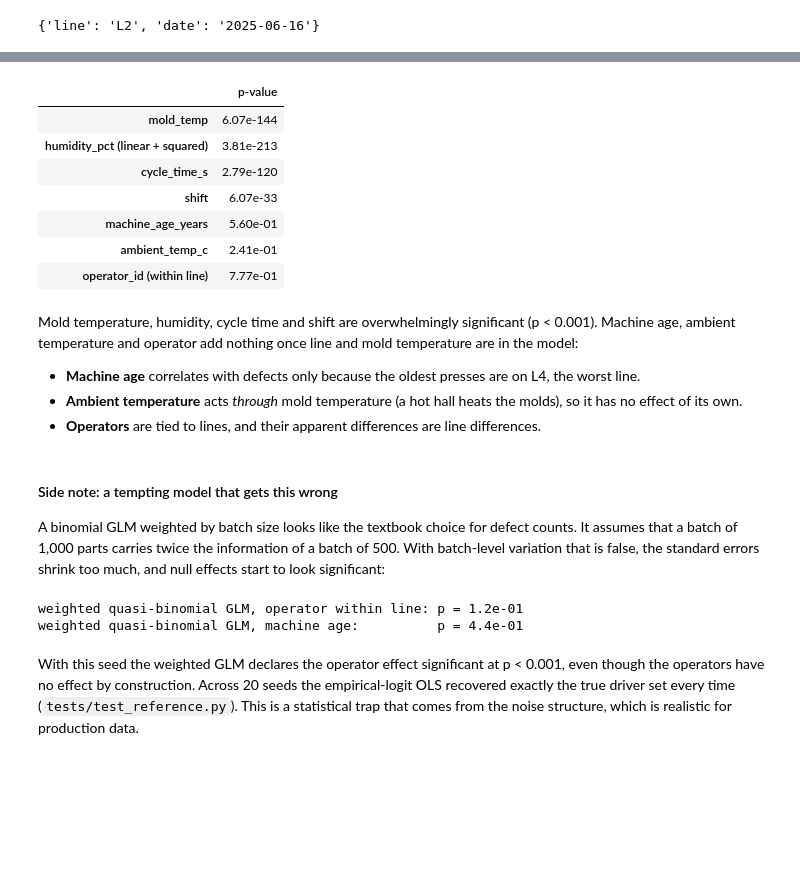
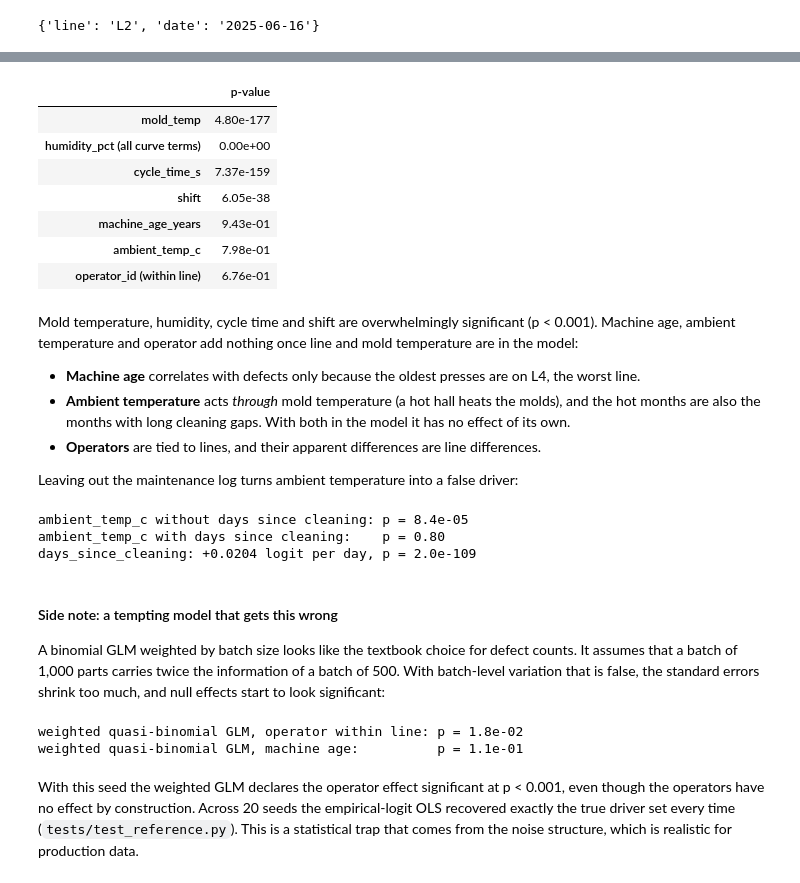
Before and after one commit to Embedded-Embodied-Intelligence/recruitment_task, a Jupyter notebook: reference/reference_solution.ipynb, the cells around one changed output, grey strips where cells are left out. Saved outputs shown, nothing was run; the diff lists cells and outputs as text; code cells hidden in the pictures; blank space fills up the shorter version.

```diff
--- a/reference/reference_solution.ipynb
+++ b/reference/reference_solution.ipynb
@@ -27,6 +27,7 @@ pd.set_option("display.width", 140)
 
 raw = pd.read_csv(DATA / "batches.csv")
 suppliers = pd.read_csv(DATA / "suppliers.csv")
-print(raw.shape)
+maintenance = pd.read_csv(DATA / "maintenance.csv", parse_dates=["date"])
+print(raw.shape, suppliers.shape, maintenance.shape)
 raw.head()
 # %% [output]
@@ -124,5 +177,5 @@ L3 sits around 410 while the other lines sit around 210. (410 - 32) × 5/9 ≈ 2
 # %%
-def clean(raw: pd.DataFrame, suppliers: pd.DataFrame) -> pd.DataFrame:
+def clean(raw: pd.DataFrame, suppliers: pd.DataFrame, maintenance: pd.DataFrame) -> pd.DataFrame:
     df = raw.drop_duplicates().copy()
     df["shift"] = df["shift"].str.strip().str[0].str.upper().map({"D": "Day", "N": "Night"})
     df["supplier_code"] = df["supplier_code"].str.strip().str.upper()
@@ -132,10 +185,18 @@ def clean(raw: pd.DataFrame, suppliers: pd.DataFrame) -> pd.DataFrame:
     is_f = df["line"] == "L3"
     df.loc[is_f, "mold_temp"] = (df.loc[is_f, "mold_temp"] - 32) * 5 / 9   # degF -> degC
     df["production_date"] = pd.to_datetime(df["production_date"])
+    drift = (df["line"] == "L1") & (df["production_date"] >= "2025-04-14")
+    df.loc[drift, "mold_temp"] -= 8.0                                         # biased L1 sensor
+    cleanings = (maintenance.loc[maintenance["event"] == "mold_cleaning", ["line", "date"]]
+                 .rename(columns={"date": "cleaned_on"}).sort_values("cleaned_on"))
+    df = pd.merge_asof(df.sort_values("production_date"), cleanings, left_on="production_date",
+                       right_on="cleaned_on", by="line", direction="backward")
+    df["days_since_cleaning"] = (df["production_date"] - df["cleaned_on"]).dt.days
     df["rate"] = df["defective_units"] / df["units_produced"]
-    return df
+    return df.drop(columns="cleaned_on").sort_values("batch_id").reset_index(drop=True)
 
-df = clean(raw, suppliers)
+df = clean(raw, suppliers, maintenance)
+assert df["days_since_cleaning"].notna().all()
 assert df["shift"].notna().all() and df["supplier_name"].notna().all()
 assert df.groupby("line")["mold_temp"].median().between(195, 225).all()
 print(df.shape)
@@ -241,6 +308,7 @@ All lines drift up in summer (hotter hall, hotter molds), so a changepoint searc
 # %%
-base_formula = ("rate ~ C(line) + C(supplier_name) + C(shift) + mold_temp + humidity_pct"
-                "+ I(humidity_pct**2) + cycle_time_s")
+HUMIDITY = "C(supplier_name):humidity_pct + C(supplier_name):I(humidity_pct**2)"
+base_formula = (f"rate ~ C(line) + C(supplier_name) + C(shift) + mold_temp + {HUMIDITY}"
+                " + cycle_time_s + days_since_cleaning")
 model_df = df.dropna(subset=["mold_temp", "humidity_pct"]).copy()
 base = smf.glm(base_formula, model_df, family=sm.families.Binomial(),
                var_weights=model_df["units_produced"]).fit(scale="X2")
@@ -284,8 +352,8 @@ Each batch is one observation of a noisy process. Besides binomial sampling nois
 # %%
 model_df = df.dropna(subset=["mold_temp", "humidity_pct"]).copy()
 model_df["y"] = np.log((model_df["defective_units"] + 0.5) / (model_df["units_produced"] - model_df["defective_units"] + 0.5))
-full_formula = ("y ~ C(line) + C(supplier_name) + C(shift) + mold_temp + humidity_pct + I(humidity_pct**2)"
-                "+ cycle_time_s + machine_age_years + ambient_temp_c + regime")
+full_formula = (f"y ~ C(line) + C(supplier_name) + C(shift) + mold_temp + {HUMIDITY}"
+                " + cycle_time_s + machine_age_years + ambient_temp_c + regime + days_since_cleaning")
 full = smf.ols(full_formula, model_df).fit(cov_type="HC3")
 print(full.summary().tables[1])
 # %% [output]
@@ -310,31 +377,43 @@ regime                        0.6599      0.026     25.493      0.000       0.60
 # %%
 op_model = smf.ols(full_formula.replace("C(line)", "C(operator_id)"), model_df).fit()
 tests = {
     "mold_temp": full.pvalues["mold_temp"],
-    "humidity_pct (linear + squared)": float(full.f_test("humidity_pct = 0, I(humidity_pct ** 2) = 0").pvalue),
+    "humidity_pct (all curve terms)": float(full.f_test(
+        ", ".join(f"{k} = 0" for k in full.params.index if "humidity_pct" in k)).pvalue),
     "cycle_time_s": full.pvalues["cycle_time_s"],
     "shift": full.pvalues["C(shift)[T.Night]"],
     "machine_age_years": full.pvalues["machine_age_years"],
     "ambient_temp_c": full.pvalues["ambient_temp_c"],
     # operator_id is nested in line: does replacing line dummies by operator dummies add anything?
     "operator_id (within line)": op_model.compare_f_test(smf.ols(full_formula, model_df).fit())[1],
 }
 pd.Series(tests, name="p-value").map(lambda p: f"{p:.2e}").to_frame()
 # %% [output]
 |  | p-value |
-| mold_temp | 6.07e-144 |
-| humidity_pct (linear + squared) | 3.81e-213 |
-| cycle_time_s | 2.79e-120 |
-| shift | 6.07e-33 |
-| machine_age_years | 5.60e-01 |
-| ambient_temp_c | 2.41e-01 |
-| operator_id (within line) | 7.77e-01 |
+| mold_temp | 4.80e-177 |
+| humidity_pct (all curve terms) | 0.00e+00 |
+| cycle_time_s | 7.37e-159 |
+| shift | 6.05e-38 |
+| machine_age_years | 9.43e-01 |
+| ambient_temp_c | 7.98e-01 |
+| operator_id (within line) | 6.76e-01 |
 # %% [markdown]
 Mold temperature, humidity, cycle time and shift are overwhelmingly significant (p < 0.001). Machine age, ambient temperature and operator add nothing once line and mold temperature are in the model:
 
 - **Machine age** correlates with defects only because the oldest presses are on L4, the worst line.
-- **Ambient temperature** acts *through* mold temperature (a hot hall heats the molds), so it has no effect of its own.
+- **Ambient temperature** acts *through* mold temperature (a hot hall heats the molds), and the hot months are also the months with long cleaning gaps. With both in the model it has no effect of its own.
 - **Operators** are tied to lines, and their apparent differences are line differences.
+
+Leaving out the maintenance log turns ambient temperature into a false driver:
+# %%
+no_log = smf.ols(full_formula.replace(" + days_since_cleaning", ""), model_df).fit(cov_type="HC3")
+print(f"ambient_temp_c without days since cleaning: p = {no_log.pvalues['ambient_temp_c']:.1e}")
+print(f"ambient_temp_c with days since cleaning:    p = {full.pvalues['ambient_temp_c']:.2f}")
+print(f"days_since_cleaning: +{full.params['days_since_cleaning']:.4f} logit per day, p = {full.pvalues['days_since_cleaning']:.1e}")
+# %% [output]
+ambient_temp_c without days since cleaning: p = 8.4e-05
+ambient_temp_c with days since cleaning:    p = 0.80
+days_since_cleaning: +0.0204 logit per day, p = 2.0e-109
 # %% [markdown]
 #### Side note: a tempting model that gets this wrong
 
@@ -350,8 +429,8 @@ print("weighted quasi-binomial GLM, operator within line: p =",
       f"{stats.f.sf(F, g_full.df_resid - g_op.df_resid, g_op.df_resid):.1e}")
 print("weighted quasi-binomial GLM, machine age:          p =", f"{g_full.pvalues['machine_age_years']:.1e}")
 # %% [output]
-weighted quasi-binomial GLM, operator within line: p = 1.2e-01
-weighted quasi-binomial GLM, machine age:          p = 4.4e-01
+weighted quasi-binomial GLM, operator within line: p = 1.8e-02
+weighted quasi-binomial GLM, machine age:          p = 1.1e-01
 # %% [markdown]
 With this seed the weighted GLM declares the operator effect significant at p < 0.001, even though the operators have no effect by construction. Across 20 seeds the empirical-logit OLS recovered exactly the true driver set every time (`tests/test_reference.py`). This is a statistical trap that comes from the noise structure, which is realistic for production data.
 # %%
```
Also changed, not shown: parts of 46 cells of this notebook, 21 other files.
